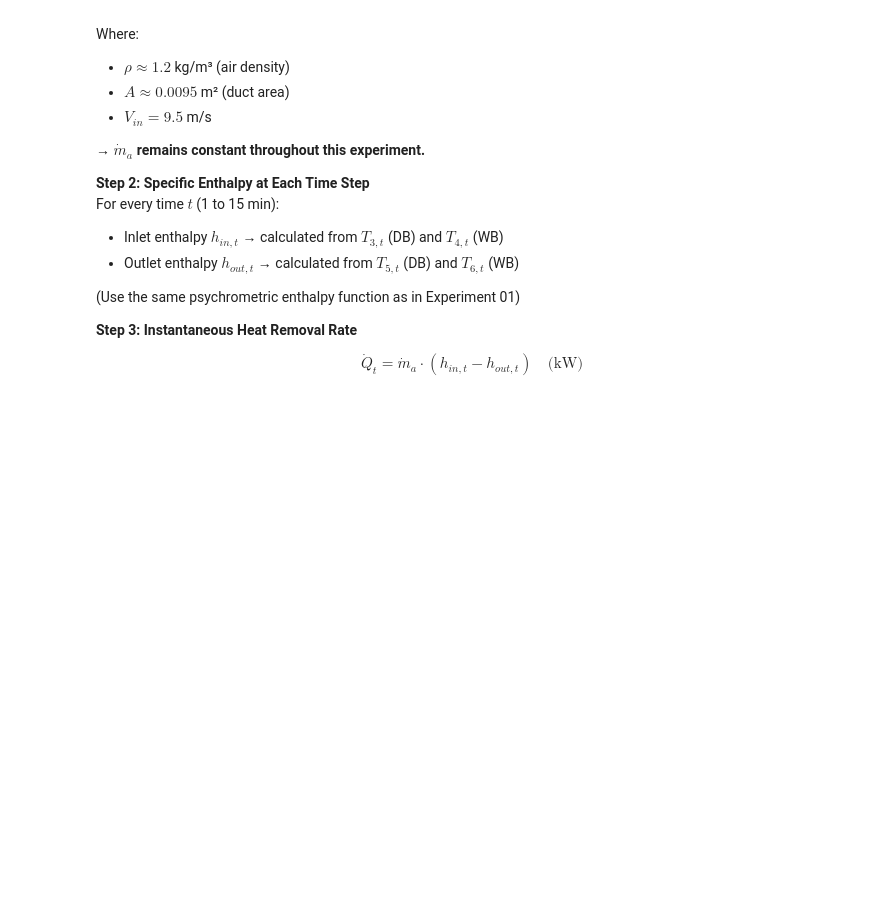
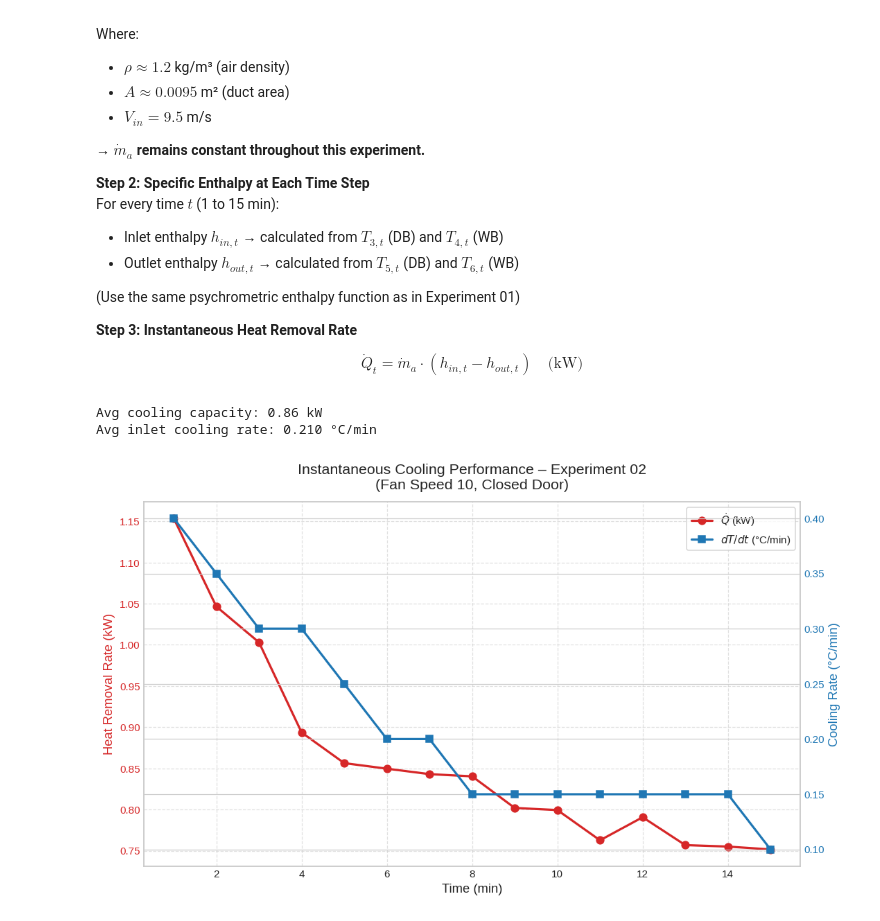
Before and after one commit to kush450629/ME421_GROUP_A1, a Jupyter notebook: Heat Transfer/ME421_HVAC_E20021.ipynb, the cells around one changed output. Cells and saved outputs as stored; diff of their text form; code cells hidden in the pictures; blank space fills up the shorter version.

```diff
--- a/Heat Transfer/ME421_HVAC_E20021.ipynb
+++ b/Heat Transfer/ME421_HVAC_E20021.ipynb
@@ -678,3 +678,82 @@ For every time $t$ (1 to 15 min):
 $$
 \dot{Q}_t = \dot{m}_a \cdot (h_{in,t} - h_{out,t}) \quad \text{(kW)}
 $$
+# %%
+import numpy as np
+import matplotlib.pyplot as plt
+
+# ────────────────────────────────────────────────
+# 1. Data – Experiment 02 (Closed Door)
+# ────────────────────────────────────────────────
+time_min = np.arange(1, 16)
+
+T3_in_db  = np.array([27.4, 27.0, 26.7, 26.4, 26.1, 25.9, 25.7, 25.5, 25.4, 25.2, 25.1, 24.9, 24.8, 24.6, 24.5])
+T4_in_wb  = np.array([19.9, 19.6, 19.3, 18.9, 18.7, 18.5, 18.3, 18.2, 18.0, 17.9, 17.7, 17.6, 17.5, 17.4, 17.3])
+T5_out_db = np.array([20.3, 20.2, 20.0, 19.8, 19.7, 19.5, 19.3, 19.2, 18.9, 18.8, 18.7, 18.6, 18.4, 18.4, 18.2])
+T6_out_wb = np.array([16.4, 16.4, 16.2, 16.1, 16.0, 15.8, 15.6, 15.5, 15.4, 15.3, 15.2, 15.0, 15.0, 14.9, 14.8])
+
+# ────────────────────────────────────────────────
+# 2. Constants
+# ────────────────────────────────────────────────
+P_atm   = 101.325          # kPa
+rho_air = 1.184            # kg/m³ (≈25–27°C)
+D_duct  = 0.11             # m
+V_in    = 9.5              # m/s
+A_duct  = np.pi * (D_duct / 2)**2
+m_dot   = rho_air * A_duct * V_in   # kg/s
+
+# ────────────────────────────────────────────────
+# 3. Enthalpy function
+# ────────────────────────────────────────────────
+def calc_enthalpy(T_db, T_wb):
+    p_swb = 0.61078 * np.exp((17.27 * T_wb) / (T_wb + 237.3))
+    p_v   = p_swb - 0.000662 * P_atm * (T_db - T_wb)
+    w     = 0.62194 * p_v / (P_atm - p_v)
+    h     = 1.006 * T_db + w * (2501 + 1.86 * T_db)
+    return h
+
+# ────────────────────────────────────────────────
+# 4. Calculations
+# ────────────────────────────────────────────────
+h_in  = np.array([calc_enthalpy(db, wb) for db, wb in zip(T3_in_db, T4_in_wb)])
+h_out = np.array([calc_enthalpy(db, wb) for db, wb in zip(T5_out_db, T6_out_wb)])
+
+Q_dot = m_dot * (h_in - h_out)              # kW
+dT_dt = -np.gradient(T3_in_db, time_min)    # °C/min
+
+# Quick summary
+print(f"Avg cooling capacity: {Q_dot.mean():.2f} kW")
+print(f"Avg inlet cooling rate: {dT_dt.mean():.3f} °C/min")
+
+# ────────────────────────────────────────────────
+# 5. Plot
+# ────────────────────────────────────────────────
+fig, ax1 = plt.subplots(figsize=(10, 6), dpi=110)
+
+ax1.plot(time_min, Q_dot, color='tab:red', marker='o', ms=7,
+         linewidth=2.1, label='$\dot{Q}$ (kW)')
+ax1.set_xlabel('Time (min)', fontsize=12)
+ax1.set_ylabel('Heat Removal Rate (kW)', color='tab:red', fontsize=12)
+ax1.tick_params(axis='y', labelcolor='tab:red')
+ax1.grid(True, linestyle='--', alpha=0.6)
+
+ax2 = ax1.twinx()
+ax2.plot(time_min, dT_dt, color='tab:blue', marker='s', ms=7,
+         linewidth=2.1, label='$dT/dt$ (°C/min)')
+ax2.set_ylabel('Cooling Rate (°C/min)', color='tab:blue', fontsize=12)
+ax2.tick_params(axis='y', labelcolor='tab:blue')
+
+plt.title('Instantaneous Cooling Performance – Experiment 02\n(Fan Speed 10, Closed Door)',
+          fontsize=14, pad=12)
+
+lines = ax1.get_lines() + ax2.get_lines()
+labels = [l.get_label() for l in lines]
+ax1.legend(lines, labels, loc='upper right', frameon=True, fontsize=10)
+
+plt.tight_layout(pad=1.2)
+plt.savefig('cooling_performance_exp02.png', dpi=140, bbox_inches='tight')
+plt.show()
+# %% [output]
+Avg cooling capacity: 0.86 kW
+Avg inlet cooling rate: 0.210 °C/min
+[figure, added]
```
Also changed, not shown: parts of 6 cells of this notebook.
